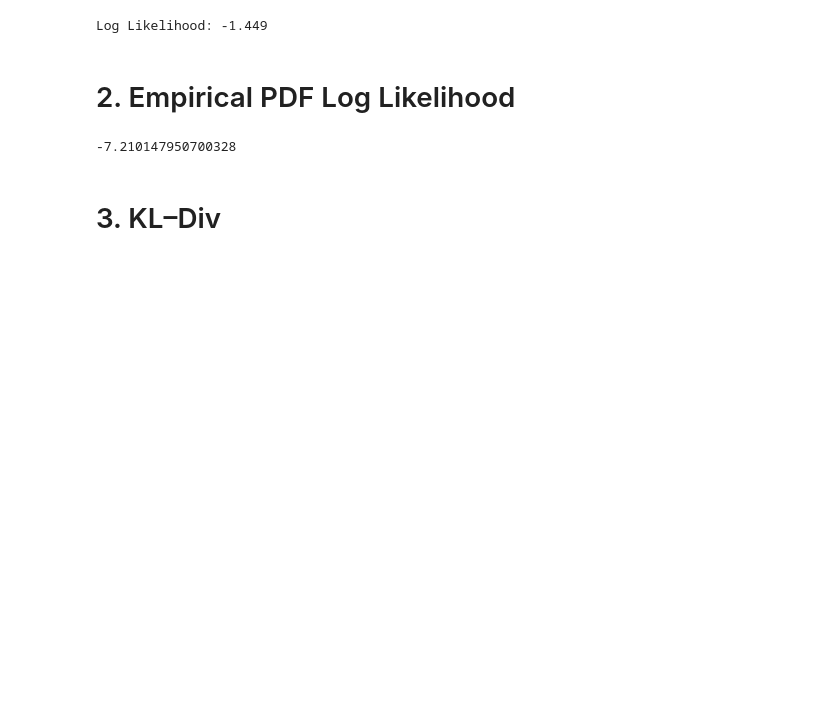
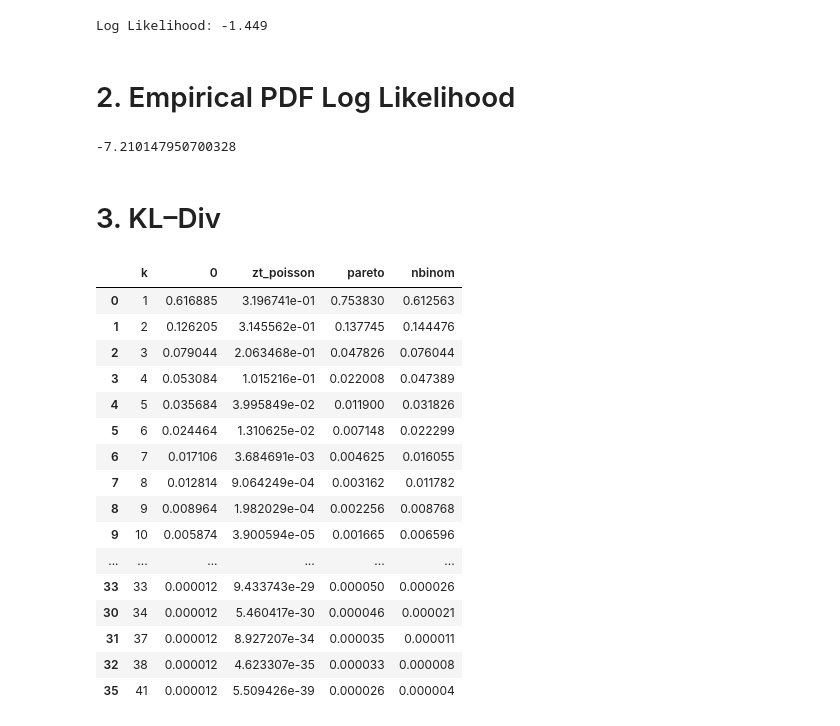
Before and after one commit to rcharan/ccrb-complaints, a Jupyter notebook: ny-aclu-data.ipynb, the cells around one changed output. Cells and saved outputs as stored; diff of their text form; code cells hidden in the pictures; blank space fills up the shorter version.

```diff
--- a/ny-aclu-data.ipynb
+++ b/ny-aclu-data.ipynb
@@ -212,6 +215,8 @@ print(f'Log Likelihood: {log_likelihood:.3f}')
 # %% [output]
 [figure]
 Log Likelihood: -1.449
+# %%
+pdfs['nbinom'] = pdfs.k.map(model.pmf)
 # %% [markdown]
 # 2. Empirical PDF Log Likelihood
 # %%
@@ -230,9 +235,23 @@ log_pmf.mean()
 # 3. KL–Div
 # %%
 from scipy.special import rel_entr as kl_div
-# %%
-pdfs = counts.value_counts(normalize = True).reset_index().rename({
-  'index'         : 'k',
-  0               : 'empirical',
-}, axis = 'columns').sort_values('k')
-pdfs['negative_binomial'] = pdfs.k.map(model.pmf)
+# %%
+pdfs
+# %% [output]
+|  | k | 0 | zt_poisson | pareto | nbinom |
+| 0 | 1 | 0.616885 | 3.196741e-01 | 0.753830 | 0.612563 |
+| 1 | 2 | 0.126205 | 3.145562e-01 | 0.137745 | 0.144476 |
+| 2 | 3 | 0.079044 | 2.063468e-01 | 0.047826 | 0.076044 |
+| 3 | 4 | 0.053084 | 1.015216e-01 | 0.022008 | 0.047389 |
+| 4 | 5 | 0.035684 | 3.995849e-02 | 0.011900 | 0.031826 |
+| 5 | 6 | 0.024464 | 1.310625e-02 | 0.007148 | 0.022299 |
+| 6 | 7 | 0.017106 | 3.684691e-03 | 0.004625 | 0.016055 |
+| 7 | 8 | 0.012814 | 9.064249e-04 | 0.003162 | 0.011782 |
+| 8 | 9 | 0.008964 | 1.982029e-04 | 0.002256 | 0.008768 |
+| 9 | 10 | 0.005874 | 3.900594e-05 | 0.001665 | 0.006596 |
+| ... | ... | ... | ... | ... | ... |
+| 33 | 33 | 0.000012 | 9.433743e-29 | 0.000050 | 0.000026 |
+| 30 | 34 | 0.000012 | 5.460417e-30 | 0.000046 | 0.000021 |
+| 31 | 37 | 0.000012 | 8.927207e-34 | 0.000035 | 0.000011 |
+| 32 | 38 | 0.000012 | 4.623307e-35 | 0.000033 | 0.000008 |
+| 35 | 41 | 0.000012 | 5.509426e-39 | 0.000026 | 0.000004 |
```
Also changed, not shown: parts of 4 cells of this notebook.
